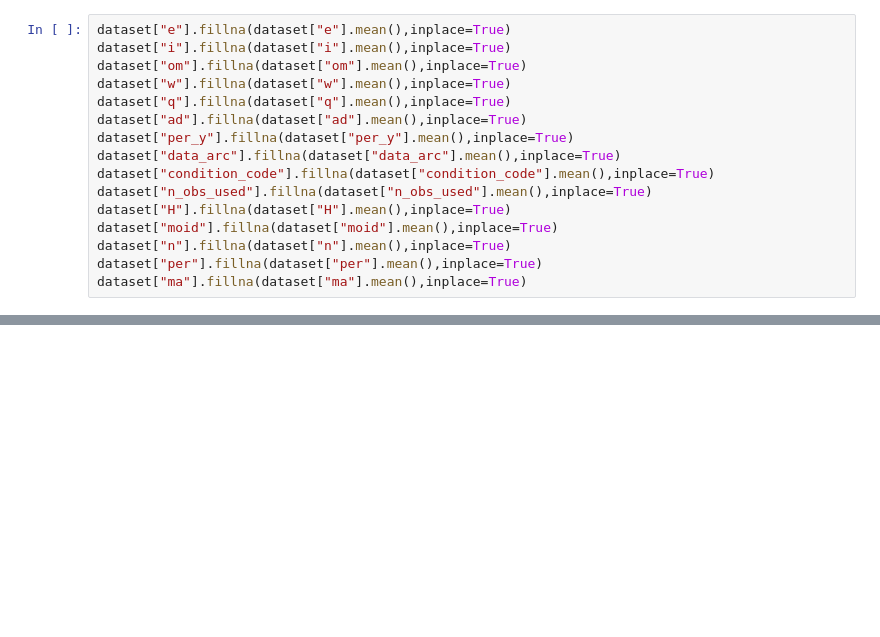
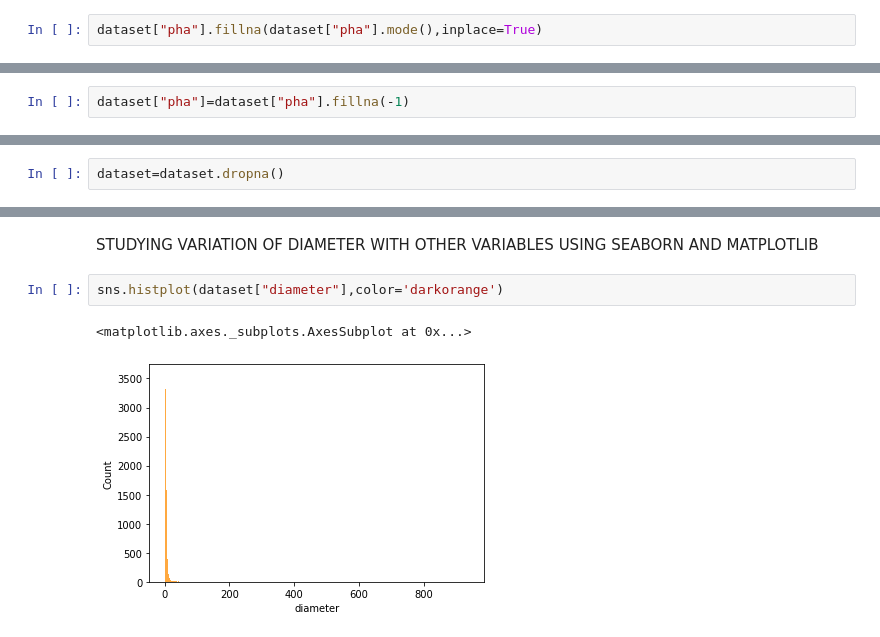
Before and after one commit to PramodK1953/Titanic-kaggle-pramod, a Jupyter notebook: Week1_Test1.ipynb, the cells around one changed output, grey strips where cells are left out. Cells and saved outputs as stored; diff of their text form; blank space fills up the shorter version.

```diff
--- a/Week1_Test1.ipynb
+++ b/Week1_Test1.ipynb
@@ -106,17 +499,3 @@ ma                    1
 dtype: int64
-# %%
-dataset["e"].fillna(dataset["e"].mean(),inplace=True)
-dataset["i"].fillna(dataset["i"].mean(),inplace=True)
-dataset["om"].fillna(dataset["om"].mean(),inplace=True)
-dataset["w"].fillna(dataset["w"].mean(),inplace=True)
-dataset["q"].fillna(dataset["q"].mean(),inplace=True)
-dataset["ad"].fillna(dataset["ad"].mean(),inplace=True)
-dataset["per_y"].fillna(dataset["per_y"].mean(),inplace=True)
-dataset["data_arc"].fillna(dataset["data_arc"].mean(),inplace=True)
-dataset["condition_code"].fillna(dataset["condition_code"].mean(),inplace=True)
-dataset["n_obs_used"].fillna(dataset["n_obs_used"].mean(),inplace=True)
-dataset["H"].fillna(dataset["H"].mean(),inplace=True)
-dataset["moid"].fillna(dataset["moid"].mean(),inplace=True)
-dataset["n"].fillna(dataset["n"].mean(),inplace=True)
-dataset["per"].fillna(dataset["per"].mean(),inplace=True)
-dataset["ma"].fillna(dataset["ma"].mean(),inplace=True)
+# %%
+dataset["pha"].fillna(dataset["pha"].mode(),inplace=True)
@@ -142,0 +533,2 @@ dtype: int64
+# %%
+dataset["pha"]=dataset["pha"].fillna(-1)
@@ -142,0 +557,2 @@ dtype: int64
+# %%
+dataset=dataset.dropna()
@@ -142,0 +595,7 @@ dtype: int64
+# %% [markdown]
+STUDYING VARIATION OF DIAMETER WITH OTHER VARIABLES USING SEABORN AND MATPLOTLIB
+# %%
+sns.histplot(dataset["diameter"],color='darkorange')
+# %% [output]
+<matplotlib.axes._subplots.AxesSubplot at 0x...>
+[figure, added]
```
Also changed, not shown: parts of 66 cells of this notebook.
